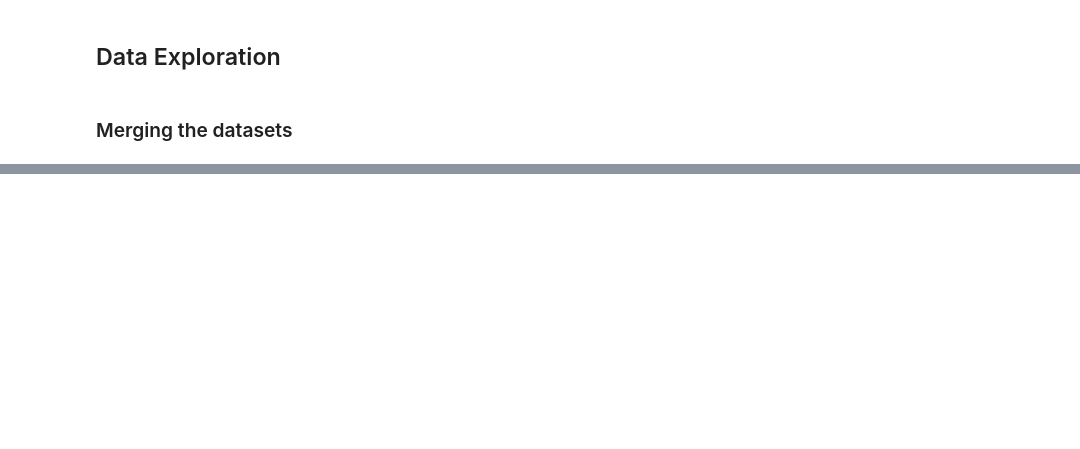
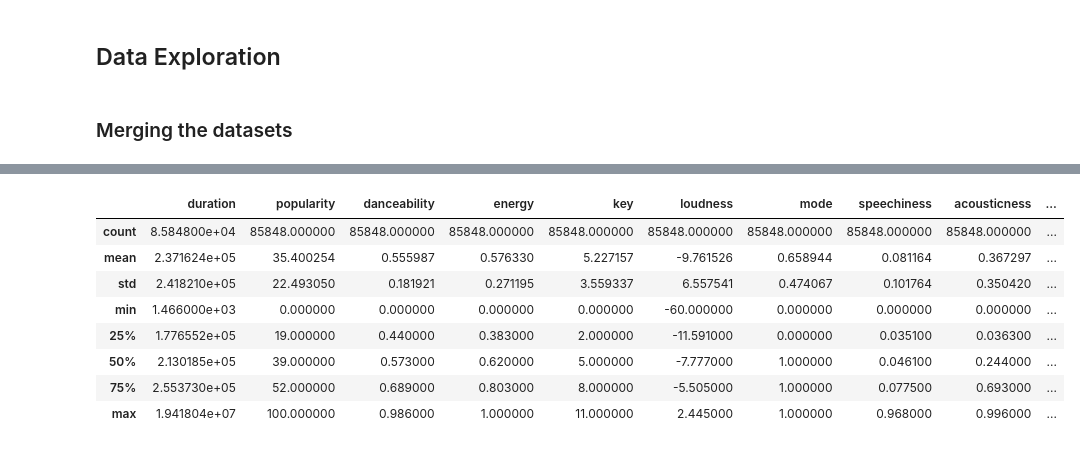
Before and after one commit to dapniii/DATA102-Spotify-Recommendation-System, a Jupyter notebook: main_project.ipynb, the cells around one changed output, grey strips where cells are left out. Cells and saved outputs as stored; diff of their text form; code cells hidden in the pictures; blank space fills up the shorter version.

```diff
--- a/main_project.ipynb
+++ b/main_project.ipynb
@@ -298,0 +391,12 @@ spotify_df.head()
+# %%
+spotify_df.describe()
+# %% [output]
+|  | duration | popularity | danceability | energy | key | loudness | mode | speechiness | acousticness | ... |
+| count | 8.584800e+04 | 85848.000000 | 85848.000000 | 85848.000000 | 85848.000000 | 85848.000000 | 85848.000000 | 85848.000000 | 85848.000000 | ... |
+| mean | 2.371624e+05 | 35.400254 | 0.555987 | 0.576330 | 5.227157 | -9.761526 | 0.658944 | 0.081164 | 0.367297 | ... |
+| std | 2.418210e+05 | 22.493050 | 0.181921 | 0.271195 | 3.559337 | 6.557541 | 0.474067 | 0.101764 | 0.350420 | ... |
+| min | 1.466000e+03 | 0.000000 | 0.000000 | 0.000000 | 0.000000 | -60.000000 | 0.000000 | 0.000000 | 0.000000 | ... |
+| 25% | 1.776552e+05 | 19.000000 | 0.440000 | 0.383000 | 2.000000 | -11.591000 | 0.000000 | 0.035100 | 0.036300 | ... |
+| 50% | 2.130185e+05 | 39.000000 | 0.573000 | 0.620000 | 5.000000 | -7.777000 | 1.000000 | 0.046100 | 0.244000 | ... |
+| 75% | 2.553730e+05 | 52.000000 | 0.689000 | 0.803000 | 8.000000 | -5.505000 | 1.000000 | 0.077500 | 0.693000 | ... |
+| max | 1.941804e+07 | 100.000000 | 0.986000 | 1.000000 | 11.000000 | 2.445000 | 1.000000 | 0.968000 | 0.996000 | ... |
```
Also changed, not shown: parts of 8 cells of this notebook.
